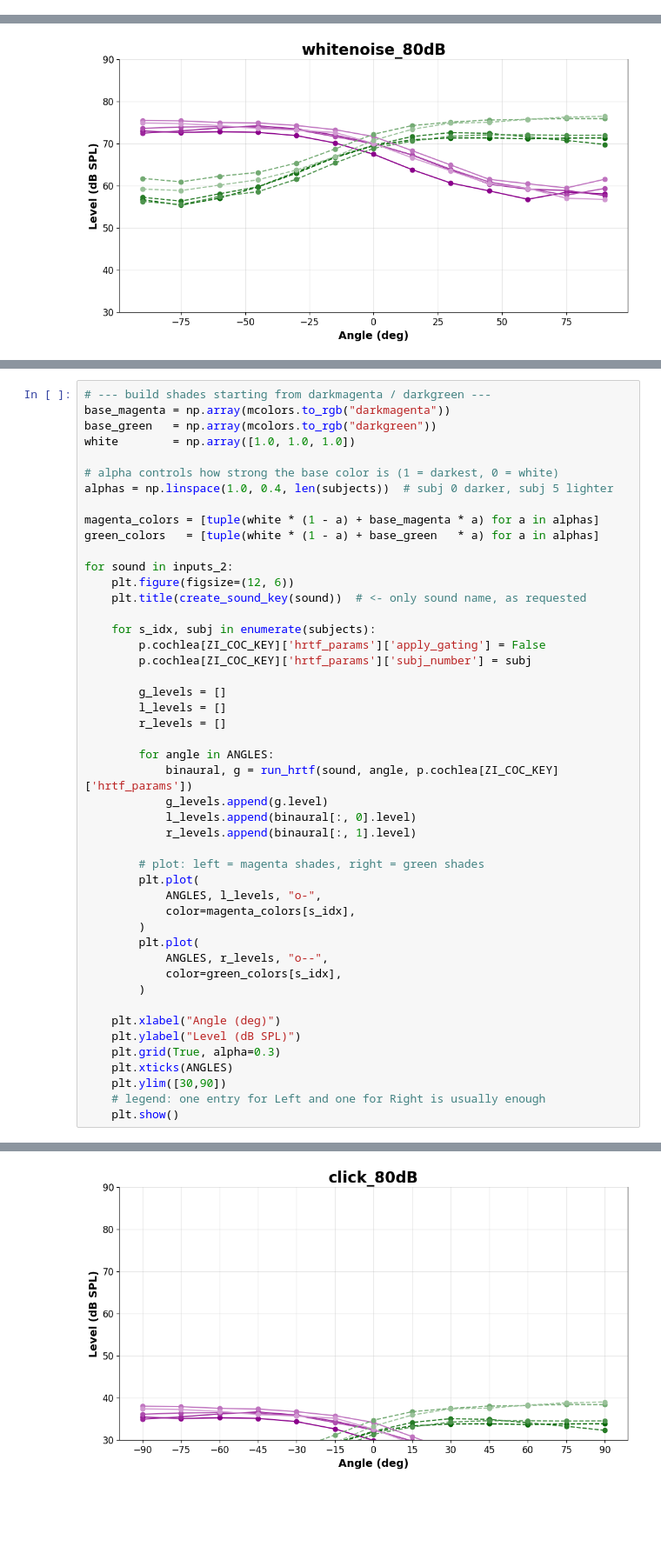
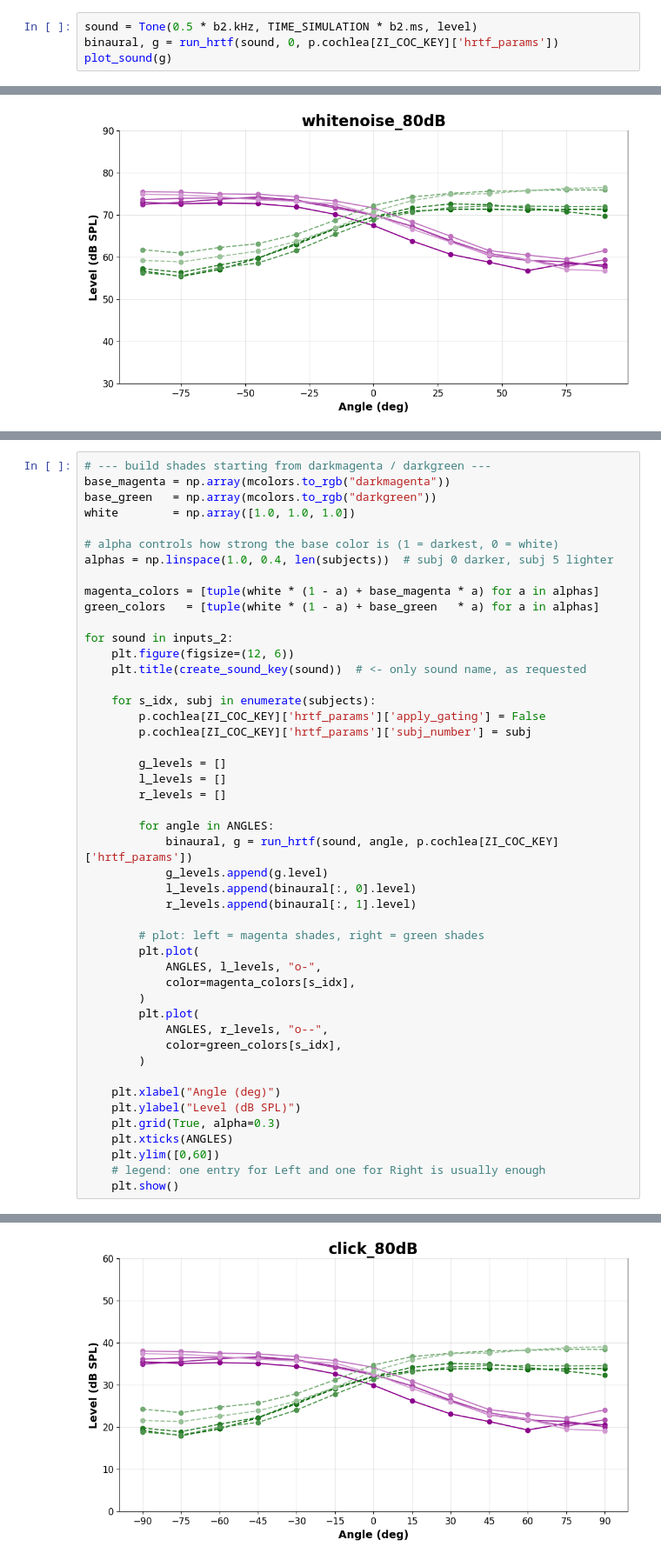
Before and after one commit to veronicadign/sound_localization_model, a Jupyter notebook: plot/sound_properties.ipynb, the cells around one changed output, grey strips where cells are left out. Shown at 87% size. Saved outputs shown, nothing was run; the diff lists cells and outputs as text; blank space fills up the shorter version.

Commit message:
new plot notebooks

```diff
--- a/plot/sound_properties.ipynb
+++ b/plot/sound_properties.ipynb
@@ -69,3 +84,7 @@ p = params()
 print(p)
 # %% [output]
 Parameters(key='default_params', cochlea={'gammatone': {'hrtf_params': {'subj_number': 0, 'ild_only': False, 'itd_remove_strategy': 'computed', 'apply_gating': True, 'ramp_ms': 10}, 'noise_factor': 0. ...
+# %%
+sound = Tone(0.5 * b2.kHz, TIME_SIMULATION * b2.ms, level)
+binaural, g = run_hrtf(sound, 0, p.cochlea[ZI_COC_KEY]['hrtf_params'])
+plot_sound(g)
@@ -592,7 +619,7 @@ for sound in inputs_2:
     plt.ylabel("Level (dB SPL)")
     plt.grid(True, alpha=0.3)
     plt.xticks(ANGLES)
-    plt.ylim([30,90])
+    plt.ylim([0,60])
     # legend: one entry for Left and one for Right is usually enough
     plt.show()
 # %% [output]
@@ -616 +643 @@ for sound in inputs_2:
-[figure, old version]
+[figure, new version]
```
Also changed, not shown: parts of 4 cells of this notebook, 1 other file.
